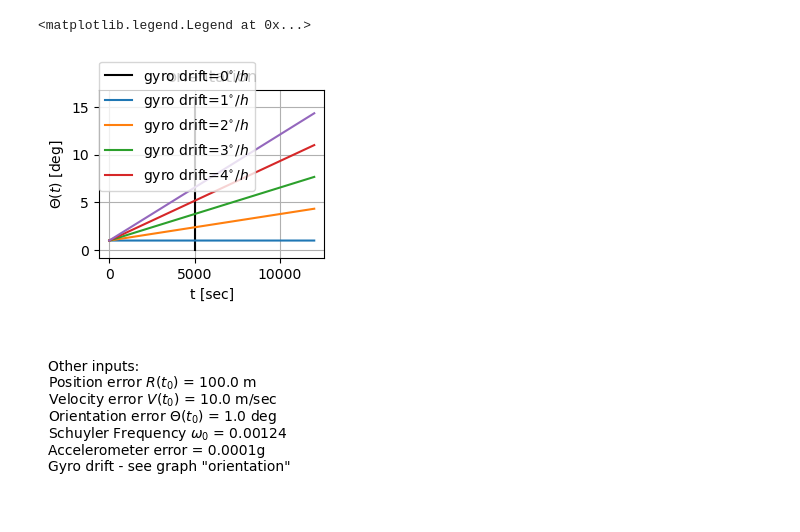
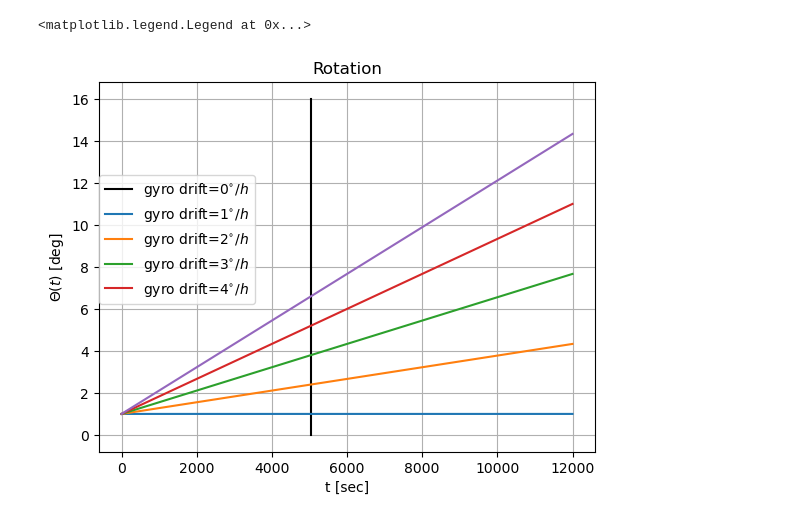
Before and after one commit to nsamartsev/kalman-filter, a Jupyter notebook: kalman_filter.ipynb, the cells around one changed output. Cells and saved outputs as stored; diff of their text form; code cells hidden in the pictures.

```diff
--- a/kalman_filter.ipynb
+++ b/kalman_filter.ipynb
@@ -5,8 +6,9 @@ import matplotlib.pyplot as plt
 RAD_GRAD = 57.295779513
 GRAD_RAD = 0.0174532925
 
-GZ         = 9.8
-OMEGA_NULL = 0.00124
-T_END      = 12000
-STEP       = 1
+GZ = 9.8
+OMEGA_0 = 0.00124
+
+TIME_END = 12000
+TIME_INTERVAL = 1
 # %%
@@ -83,34 +102,19 @@ plt.grid(True)
 # %%
-plt.subplot(223)
-plt.title('orientation')
+plt.title('Rotation')
 plt.xlabel('t [sec]')
 plt.ylabel(r'$\Theta(t)$ [deg]')
 plt.plot([5046,5046],[0,16],'black')
 plt.plot(arr03)
 plt.plot(arr13)
 plt.plot(arr23)
 plt.plot(arr33)
 plt.plot(arr43)
 plt.grid(True)
 plt.legend((r'gyro drift=$0^{\circ}/h$',
             r'gyro drift=$1^{\circ}/h$',
             r'gyro drift=$2^{\circ}/h$',
             r'gyro drift=$3^{\circ}/h$',
             r'gyro drift=$4^{\circ}/h$'),loc=(0.0,0.4))
 # %% [output]
 <matplotlib.legend.Legend at 0x...>
-[figure, old version]
+[figure, new version]
-# %%
-plt.subplot(224)
-plt.axis('off')
-plt.text(0, 0.8, 'Other inputs:')
-plt.text(0, 0.7, 'Position error $R(t_0)$ = 100.0 m')
-plt.text(0, 0.6, 'Velocity error $V(t_0)$ = 10.0 m/sec')
-plt.text(0, 0.5, 'Orientation error $\Theta(t_0)$ = 1.0 deg')
-plt.text(0, 0.4, r'Schuyler Frequency $\omega_{0}$ = 0.00124')
-plt.text(0, 0.3, 'Accelerometer error = 0.0001g')
-plt.text(0, 0.2, 'Gyro drift - see graph "orientation"')
-
-plt.show()
-# %% [output]
-[figure, removed]
```
Also changed, not shown: parts of 7 cells of this notebook.
